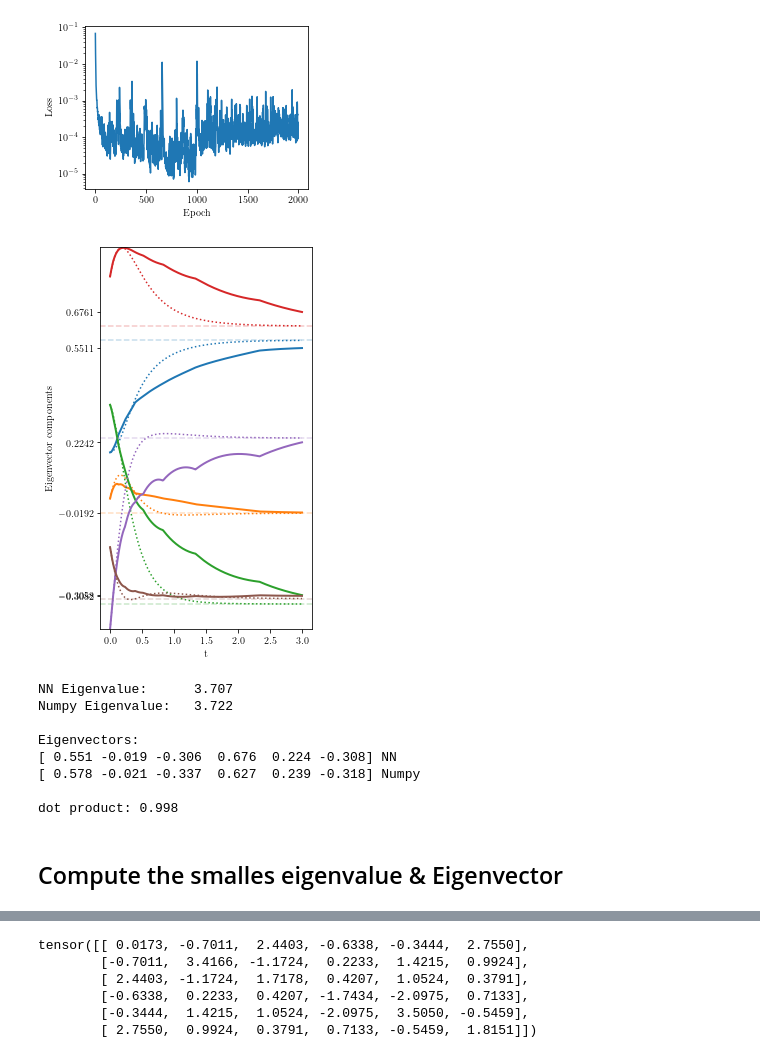
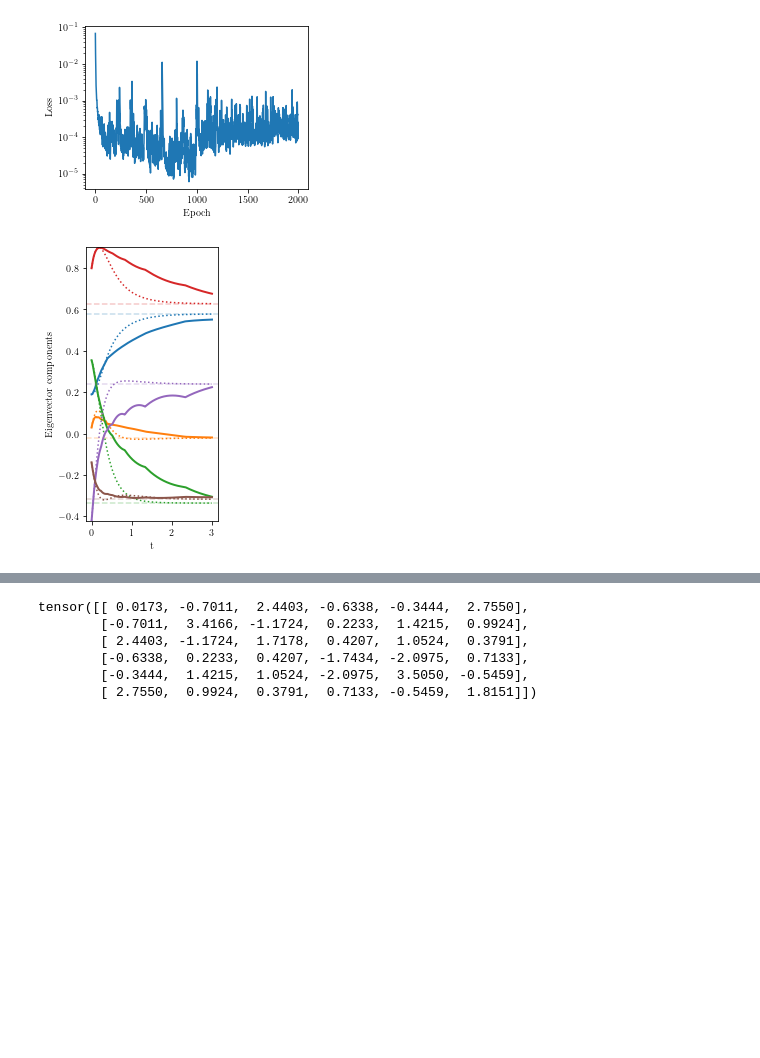
Before and after one commit to nicholaskarlsen/FYS-STK4155, a Jupyter notebook: project_3/notebooks/Eigen_torch_minibatches_300pts.ipynb, the cells around one changed output, grey strips where cells are left out. Cells and saved outputs as stored; diff of their text form; code cells hidden in the pictures; blank space fills up the shorter version.

Commit message:
Cleaned up eigenvalue notebook

```diff
--- a/project_3/notebooks/Eigen_torch_minibatches_300pts.ipynb
+++ b/project_3/notebooks/Eigen_torch_minibatches_300pts.ipynb
@@ -34,5 +38,13 @@ $$
 # %%
 def costfunction(t, N, A, trial_func):
+    """
+    Costfunction used to train the Neural Network.
+
+    t (Tensor) : Time; input to the neural network.
+    N (Tensor) : Output of the Neural network
+    A (Tensor) : The 6x6 real, symmetric matrix we're finding solving for
+    trial_func (Function) : the trial function used to solve the DE
+    """
     loss = 0
 
     for i in range(t.size(0)):
@@ -185,84 +212,49 @@ plt.savefig("../figs/eigenval_loss_100.pdf")
 # %% [output]
 [figure]
 # %%
+# Fetch the outcome of the model and use it to compute the solution with the trial function.
 N_output = model(t)
 v_pred_np = np.zeros([t.size(0), 6])
+
 for i in range(t.size(0)):
     ft = f_trial(t[i,:], N_output[i,:].reshape(-1,1)).detach().numpy().reshape(6)
-    v_pred_np[i] = ft / np.sqrt(np.dot(ft, ft))
+    v_pred_np[i] = ft / np.sqrt(np.dot(ft, ft)) # Normalize the eigenvectors
 
 # Solve ODE analytically using FW Euler
 x_t = v0.detach().numpy()
 A_t = A.detach().numpy()
 dt = 0.01
 N = 300
 time = np.linspace(0, dt * N, N)
 x_euler = np.zeros([N, 6])
 
 for i in range(N):
     x_euler[i, :] = x_t.reshape(6)
     x_euler[i, :] /= np.sqrt(np.dot(x_euler[i, :], x_euler[i, :]))
     x_t = x_t + (-x_t + (x_t.T @ x_t * A_t + (1 - x_t.T @ A_t @ x_t) * np.identity(6)) @ x_t)*dt
+
 x_euler[N-1, :] = x_t.reshape(6)
 x_euler[N-1, :] /= np.sqrt(np.dot(x_euler[i, :], x_euler[i, :]))
 
+# Plot the results
+plt.figure(figsize=(3*0.9, 5*0.9))
+
 colors = ["tab:blue", "tab:orange", "tab:green", "tab:red", "tab:purple", "tab:brown"]
-
-plt.figure(figsize=(4, 6))
-#plt.subplot(121)
-
-y_min = min([np.amin(x_euler), np.amin(v_pred_np)])
-y_max = max([np.amax(x_euler), np.amax(v_pred_np)])
 
 for d in range(6):
     plt.plot(t.detach().numpy(), v_pred_np[:, d], ls = "solid", color=colors[d], linewidth=2)
     plt.plot(time, x_euler[:, d], ls=":" , color=colors[d], linewidth=1.5)
     plt.axhline(eigvec[d, -1], alpha=0.25, color=colors[d], ls="--")
-#plt.yticks(x_euler[-1, :])
-plt.yticks(v_pred_np[-1, :])
+
+y_min = min([np.amin(x_euler), np.amin(v_pred_np)])
+y_max = max([np.amax(x_euler), np.amax(v_pred_np)])
 plt.ylim(y_min,y_max)
+
 plt.xlabel("t")
-
-#plt.tick_params(axis='y', which='both', labelleft='off', labelright='on')
-#plt.gca().yaxis.set_label_position("right")
 plt.ylabel("Eigenvector components")
-
-"""
-plt.subplot(122)
-for d in range(6):
-    plt.plot(t.detach().numpy(), v_pred_np[:, d], "o", color=colors[d], linewidth=3)
-    plt.axhline(eigvec[d, -1], alpha=0.25, color=colors[d], ls="--")
-plt.yticks(v_pred_np[-1, :])
-plt.ylim(y_min, y_max)
-plt.xlabel("t")
-"""
 
 plt.tight_layout()
 plt.savefig("../figs/eigenvec_dynamics_100.pdf")
 plt.show()
-
-# Compute eigenvalue
-eigval_nn = (v_pred_np[-1, :].T @ A_t @ v_pred_np[-1, :] / (v_pred_np[-1, :].T @ v_pred_np[-1, :]))
-print("NN Eigenvalue: %10.3f"
-      % eigval_nn)
-print("Numpy Eigenvalue: %7.3f" % eigval[-1])
-
-with np.printoptions(precision=3):
-    print("\nEigenvectors:")
-    print(v_pred_np[-1, :], "NN")
-    print(eigvec[:,-1], "Numpy")
-
-# Note; eigvec is normed!
-print("\ndot product: %.3f" % np.dot(eigvec[:, -1], v_pred_np[-1, :]))
 # %% [output]
-[figure, old version]
+[figure, new version]
-NN Eigenvalue:      3.707
-Numpy Eigenvalue:   3.722
-
-Eigenvectors:
-[ 0.551 -0.019 -0.306  0.676  0.224 -0.308] NN
-[ 0.578 -0.021 -0.337  0.627  0.239 -0.318] Numpy
-
-dot product: 0.998
-# %% [markdown]
-## Compute the smalles eigenvalue & Eigenvector
```
Also changed, not shown: parts of 15 cells of this notebook, 4 other files.
